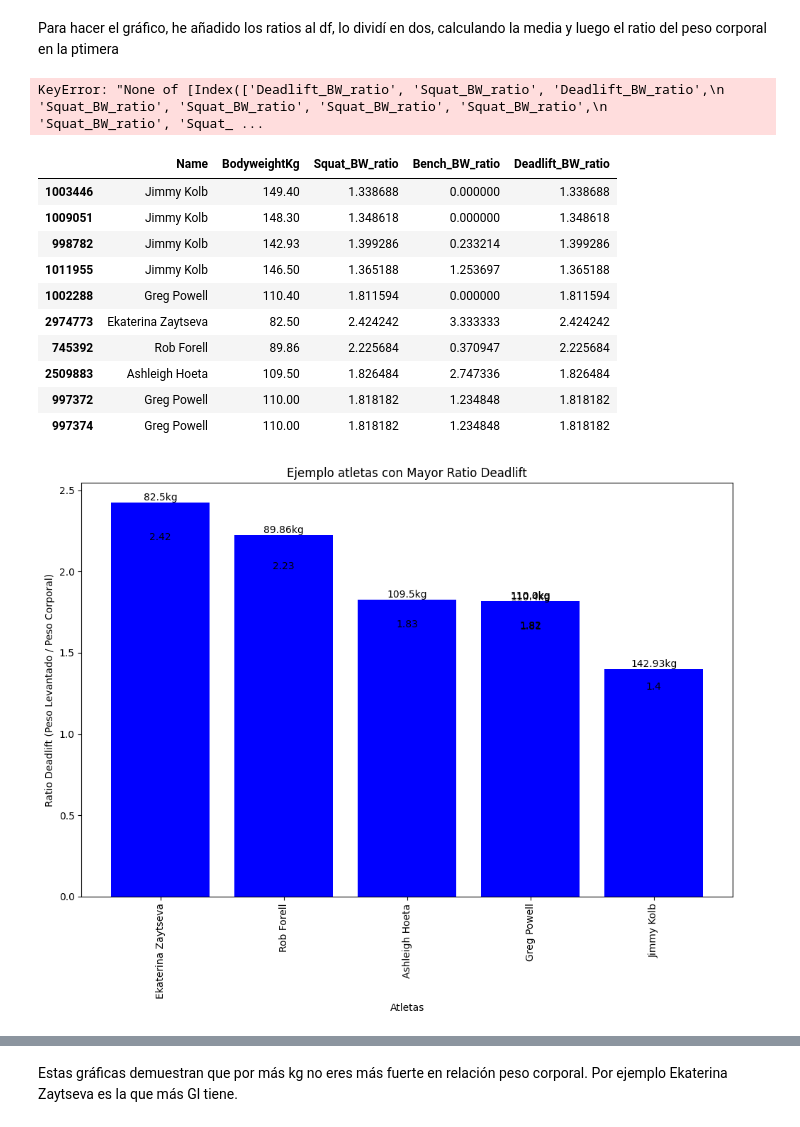
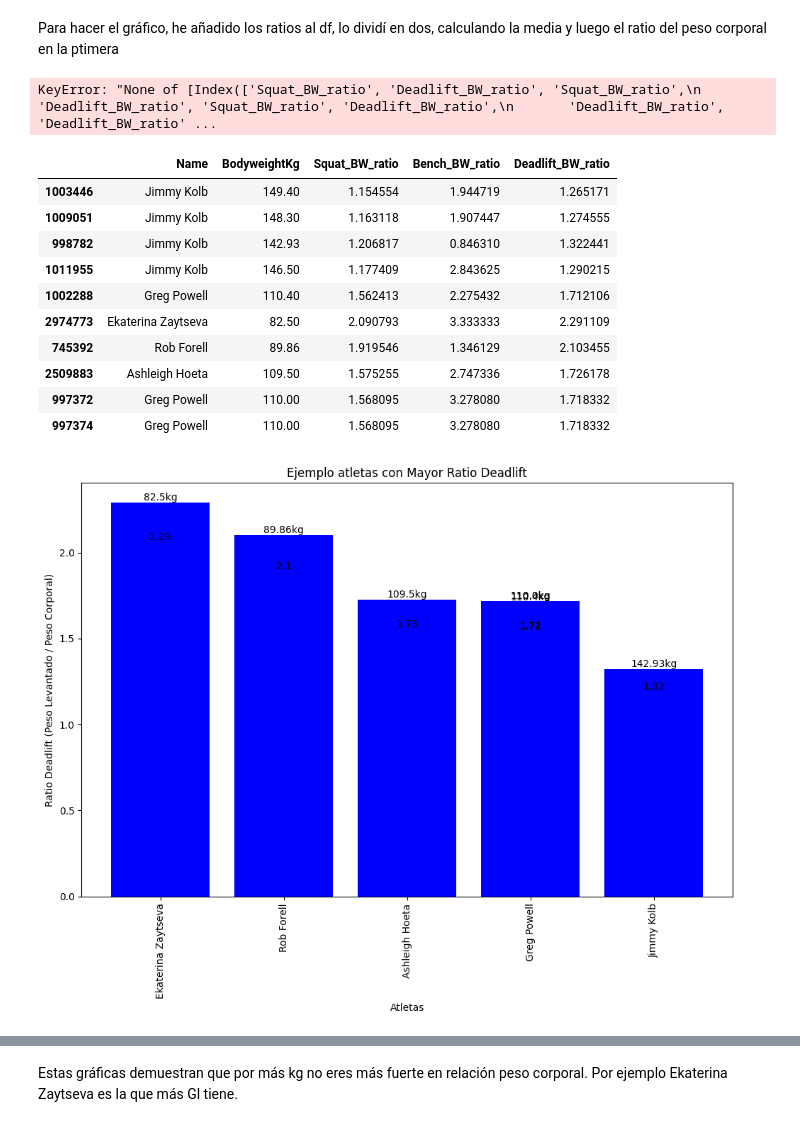
Before and after one commit to enriquerc95/eda_powerlifting, a Jupyter notebook: src/memoria.ipnb/EDA6.ipynb, the cells around one changed output, grey strips where cells are left out. Drawn from its saved outputs; the diff is of its cells as text; code cells hidden in the pictures.

```diff
--- a/src/memoria.ipnb/EDA3.ipynb
+++ b/src/memoria.ipnb/EDA6.ipynb
@@ -166,7 +166,7 @@ Index(['Name', 'Sex', 'Event', 'Equipment', 'Age', 'AgeClass', 'Division',
 Hay muchos valores 0, por lo que calculo la moda para darle valor a los datos
 # %%
 modes = df_p[['Squat1Kg', 'Squat2Kg', 'Squat3Kg', 'Bench1Kg', 'Bench2Kg', 'Bench3Kg', 'Deadlift1Kg', 'Deadlift2Kg', 'Deadlift3Kg']].mode().iloc[0]
-df_p[['Squat1Kg', 'Squat2Kg', 'Squat3Kg', 'Bench1Kg', 'Bench2Kg', 'Bench3Kg', 'Deadlift1Kg', 'Deadlift2Kg', 'Deadlift3Kg']] = df_power4[['Squat1Kg', 'Squat2Kg', 'Squat3Kg', 'Bench1Kg', 'Bench2Kg', 'Bench3Kg', 'Deadlift1Kg', 'Deadlift2Kg', 'Deadlift3Kg']].replace(0, modes)
+df_p[['Squat1Kg', 'Squat2Kg', 'Squat3Kg', 'Bench1Kg', 'Bench2Kg', 'Bench3Kg', 'Deadlift1Kg', 'Deadlift2Kg', 'Deadlift3Kg']] = df_p[['Squat1Kg', 'Squat2Kg', 'Squat3Kg', 'Bench1Kg', 'Bench2Kg', 'Bench3Kg', 'Deadlift1Kg', 'Deadlift2Kg', 'Deadlift3Kg']].replace(0, modes)
 # %% [markdown]
 Paso las fechas a datetime
 # %%
@@ -367,8 +367,8 @@ columns_to_fill = ['Squat1Kg', 'Squat2Kg', 'Squat3Kg', 'Bench1Kg', 'Bench2Kg', '
 
 # Calcular la media de cada columna y reemplazar los valores 0 por esa media
 for column in columns_to_fill:
-    mean_value = df_power4[df_power4[column] != 0][column].mean()  # Calcula la media excluyendo los valores 0
-    df_power4[column] = df_power4[column].replace(0, mean_value)  # Reemplaza los valores 0 por la media calculada
+    mean_value = df_p[df_p[column] != 0][column].mean()  # Calcula la media excluyendo los valores 0
+    df_p[column] = df_p[column].replace(0, mean_value)  # Reemplaza los valores 0 por la media calculada
 # %%
 df_p['Squat2Kg'].mean() #comprobar que todo haya salido correcto
 # %% [output]
@@ -598,47 +598,46 @@ max_values = df_p.loc[max_indices] # Seleccionar los registros correspondientes
 
 max_values[['Name', 'Squat_BW_ratio', 'Bench_BW_ratio', 'Deadlift_BW_ratio']]
 # %% [output]
-KeyError: "None of [Index(['Deadlift_BW_ratio', 'Squat_BW_ratio', 'Deadlift_BW_ratio',\n       'Squat_BW_ratio', 'Squat_BW_ratio', 'Squat_BW_ratio', 'Squat_BW_ratio',\n       'Squat_BW_ratio', 'Squat_ ...
+KeyError: "None of [Index(['Squat_BW_ratio', 'Deadlift_BW_ratio', 'Squat_BW_ratio',\n       'Deadlift_BW_ratio', 'Squat_BW_ratio', 'Deadlift_BW_ratio',\n       'Deadlift_BW_ratio', 'Deadlift_BW_ratio' ...
 # %%
 top_10_goodlift = df_p.nlargest(10, 'Goodlift') #calculamos los mejores goodlifts
 selected_columns = ['Name', 'BodyweightKg', 'Squat_BW_ratio', 'Bench_BW_ratio', 'Deadlift_BW_ratio'] #seleccionamos las columnas donde tenemos los ratios
 top_10_goodlift[selected_columns]
 # %% [output]
 |  | Name | BodyweightKg | Squat_BW_ratio | Bench_BW_ratio | Deadlift_BW_ratio |
-| 1003446 | Jimmy Kolb | 149.40 | 1.338688 | 0.000000 | 1.338688 |
-| 1009051 | Jimmy Kolb | 148.30 | 1.348618 | 0.000000 | 1.348618 |
-| 998782 | Jimmy Kolb | 142.93 | 1.399286 | 0.233214 | 1.399286 |
-| 1011955 | Jimmy Kolb | 146.50 | 1.365188 | 1.253697 | 1.365188 |
-| 1002288 | Greg Powell | 110.40 | 1.811594 | 0.000000 | 1.811594 |
-| 2974773 | Ekaterina Zaytseva | 82.50 | 2.424242 | 3.333333 | 2.424242 |
-| 745392 | Rob Forell | 89.86 | 2.225684 | 0.370947 | 2.225684 |
-| 2509883 | Ashleigh Hoeta | 109.50 | 1.826484 | 2.747336 | 1.826484 |
-| 997372 | Greg Powell | 110.00 | 1.818182 | 1.234848 | 1.818182 |
-| 997374 | Greg Powell | 110.00 | 1.818182 | 1.234848 | 1.818182 |
+| 1003446 | Jimmy Kolb | 149.40 | 1.154554 | 1.944719 | 1.265171 |
+| 1009051 | Jimmy Kolb | 148.30 | 1.163118 | 1.907447 | 1.274555 |
+| 998782 | Jimmy Kolb | 142.93 | 1.206817 | 0.846310 | 1.322441 |
+| 1011955 | Jimmy Kolb | 146.50 | 1.177409 | 2.843625 | 1.290215 |
+| 1002288 | Greg Powell | 110.40 | 1.562413 | 2.275432 | 1.712106 |
+| 2974773 | Ekaterina Zaytseva | 82.50 | 2.090793 | 3.333333 | 2.291109 |
+| 745392 | Rob Forell | 89.86 | 1.919546 | 1.346129 | 2.103455 |
+| 2509883 | Ashleigh Hoeta | 109.50 | 1.575255 | 2.747336 | 1.726178 |
+| 997372 | Greg Powell | 110.00 | 1.568095 | 3.278080 | 1.718332 |
+| 997374 | Greg Powell | 110.00 | 1.568095 | 3.278080 | 1.718332 |
 # %%
-
-top_10_ratios = selected_data.nlargest(7, 'Deadlift_BW_ratio') # Seleccionar los datos de los atletas con los ratios más altos
+top_10_ratios = top_10_goodlift.nlargest(7, 'Deadlift_BW_ratio') # Seleccionar los datos de los atletas con los ratios más altos
 
 fig, ax = plt.subplots(figsize=(10, 8))
 
 
 bars = ax.bar(top_10_ratios['Name'], top_10_ratios['Deadlift_BW_ratio'], color='blue')
 
 ax.set_xlabel('Atletas')
 ax.set_ylabel('Ratio Deadlift (Peso Levantado / Peso Corporal)')
 ax.set_title('Ejemplo atletas con Mayor Ratio Deadlift')
 
 
 for i, bar in enumerate(bars): # Mostrar el peso corporal y el ratio encima de cada barra
     ax.text(bar.get_x() + bar.get_width() / 2, bar.get_height(), f"{top_10_ratios['BodyweightKg'].iloc[i]}kg",
             ha='center', va='bottom')
     ax.text(bar.get_x() + bar.get_width() / 2, bar.get_height() - 0.1 * bar.get_height(),
             round(bar.get_height(), 2), ha='center', va='bottom')
 
 # Ajustar diseño
 plt.xticks(rotation=90)
 plt.tight_layout()
 plt.show()
 # %% [output]
-[figure, old version]
+[figure, new version]
 # %%
```
Also changed, not shown: parts of 15 cells of this notebook, 6 other files.
